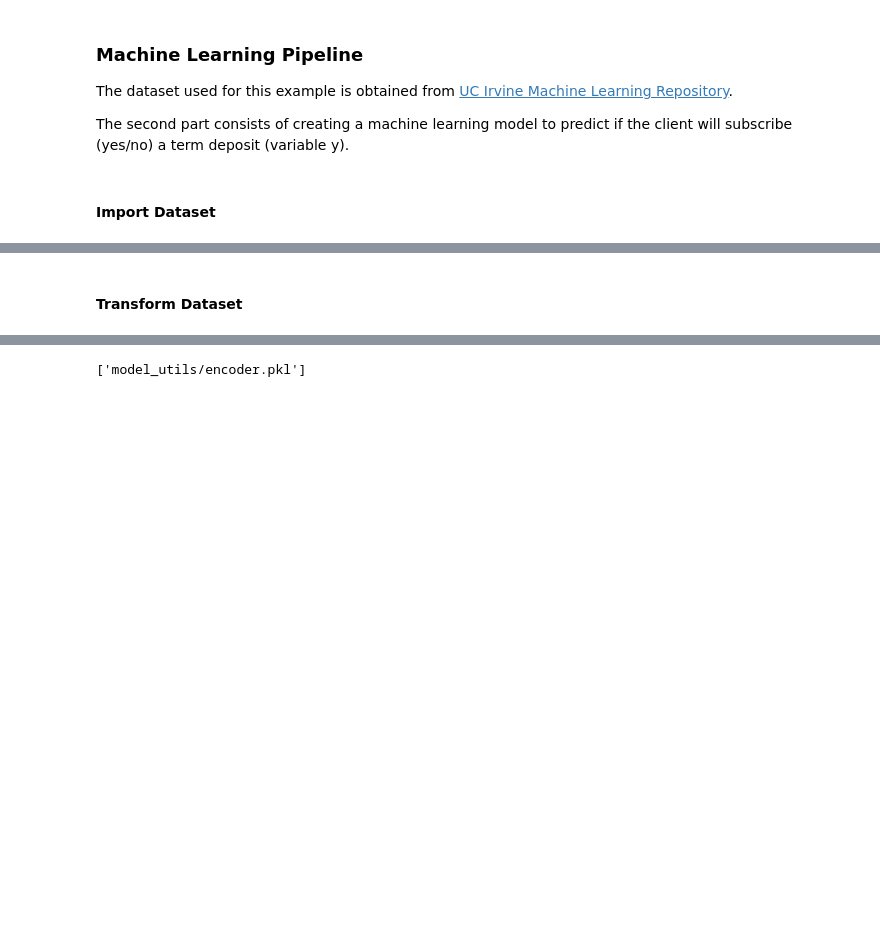
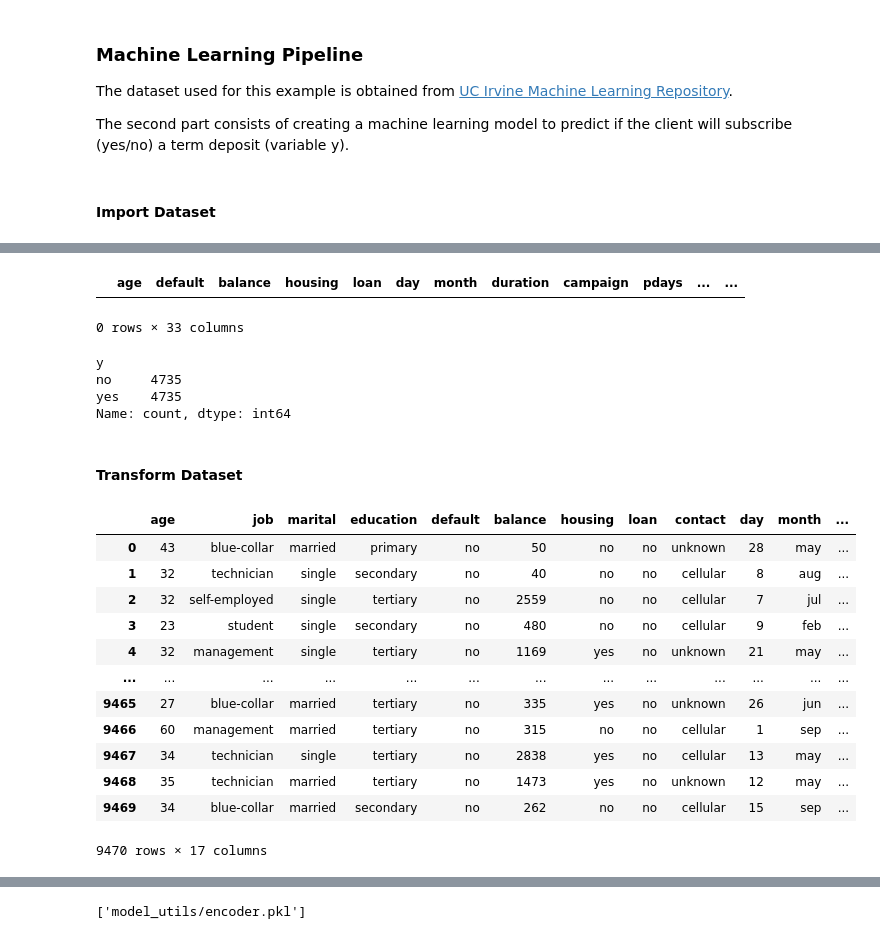
Before and after one commit to rarcaleanu-at-eada/mlops-and-system-design, a Jupyter notebook: session_2/[class notes] ml-pipeline.ipynb, the cells around one changed output, grey strips where cells are left out. Cells and saved outputs as stored; diff of their text form; code cells hidden in the pictures; blank space fills up the shorter version.

```diff
--- a/session_2/[class notes] ml-pipeline.ipynb
+++ b/session_2/[class notes] ml-pipeline.ipynb
@@ -22,3 +43,15 @@ df = pd.read_csv("datasets/bank-full_train_test.csv")
+# %%
+df
+# %% [output]
+|  | age | default | balance | housing | loan | day | month | duration | campaign | pdays | ... | ... |
+0 rows × 33 columns
+# %%
+df["y"].value_counts()
+# %% [output]
+y
+no     4735
+yes    4735
+Name: count, dtype: int64
 # %% [markdown]
 #### Transform Dataset
 # %%
@@ -43,6 +76,22 @@ def balance_dataset(df: pd.DataFrame) -> pd.DataFrame:
     return df_balanced
 
 df = balance_dataset(df)
+# %%
+df
+# %% [output]
+|  | age | job | marital | education | default | balance | housing | loan | contact | day | month | ... |
+| 0 | 43 | blue-collar | married | primary | no | 50 | no | no | unknown | 28 | may | ... |
+| 1 | 32 | technician | single | secondary | no | 40 | no | no | cellular | 8 | aug | ... |
+| 2 | 32 | self-employed | single | tertiary | no | 2559 | no | no | cellular | 7 | jul | ... |
+| 3 | 23 | student | single | secondary | no | 480 | no | no | cellular | 9 | feb | ... |
+| 4 | 32 | management | single | tertiary | no | 1169 | yes | no | unknown | 21 | may | ... |
+| ... | ... | ... | ... | ... | ... | ... | ... | ... | ... | ... | ... | ... |
+| 9465 | 27 | blue-collar | married | tertiary | no | 335 | yes | no | unknown | 26 | jun | ... |
+| 9466 | 60 | management | married | tertiary | no | 315 | no | no | cellular | 1 | sep | ... |
+| 9467 | 34 | technician | single | tertiary | no | 2838 | yes | no | cellular | 13 | may | ... |
+| 9468 | 35 | technician | married | tertiary | no | 1473 | yes | no | unknown | 12 | may | ... |
+| 9469 | 34 | blue-collar | married | secondary | no | 262 | no | no | cellular | 15 | sep | ... |
+9470 rows × 17 columns
 # %%
 # map target
 df.loc[df["y"] == "yes", "y"] = 1
```
Also changed, not shown: parts of 9 cells of this notebook, 8 other files.
